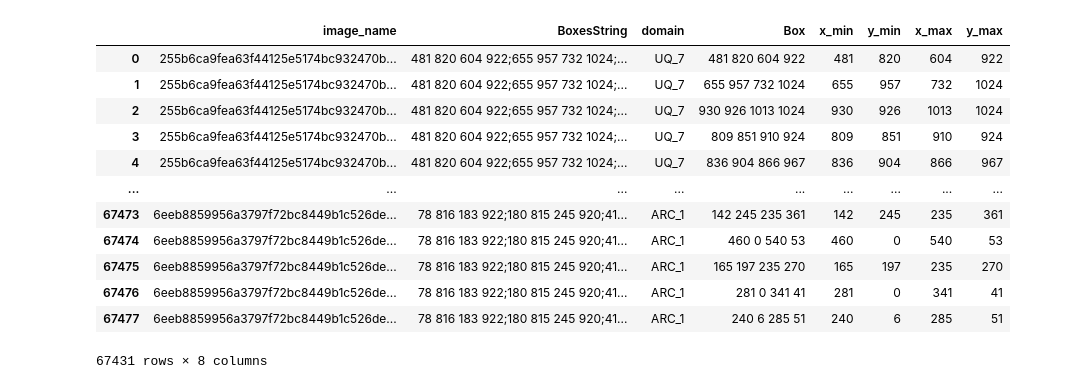
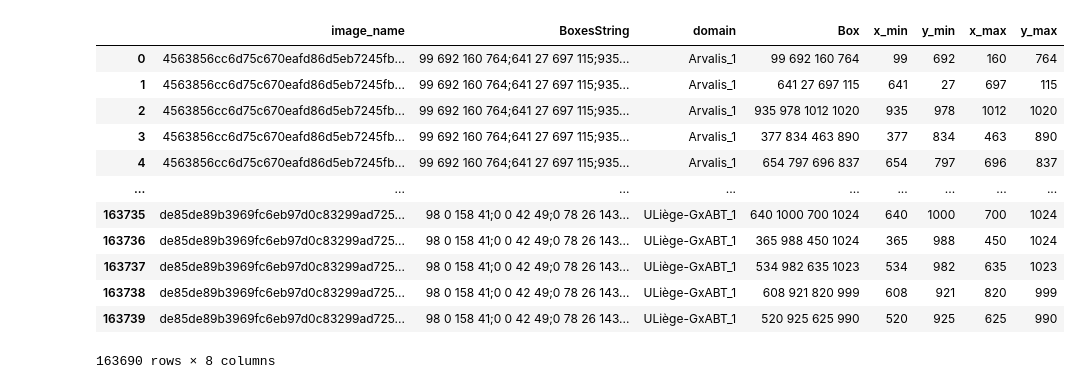
Before and after one commit to JakubSzukala/jszukala-masters-degree-proj, a Jupyter notebook: data/scripts/data_analysis.ipynb, the cells around one changed output. Cells and saved outputs as stored; diff of their text form; code cells hidden in the pictures.

```diff
--- a/data/scripts/data_analysis.ipynb
+++ b/data/scripts/data_analysis.ipynb
@@ -7,29 +4,34 @@ l.html(sample=40, size=500)
 # %%
+import os
 import pandas as pd
 import numpy as np
-bbox_df = pd.read_csv('gwhd_2021/competition_test.csv')
+
+# For this env variable to work, notebook **must** be run from environemnt where env variables were sourced
+DATASET_ROOT_DIR = os.environ['DATASET_ROOT_DIR']
+
+bbox_df = pd.read_csv(os.path.join(DATASET_ROOT_DIR, 'competition_train.csv'))
 
 bbox_df = bbox_df.assign(Box=bbox_df['BoxesString'].str.split(';')).explode('Box').reset_index(drop=True)
 bbox_df = bbox_df[bbox_df['Box'] != 'no_box']
 box_to_columns = bbox_df['Box'].str.split(' ')
 box_to_columns = list(zip(*box_to_columns))
 bbox_df['x_min'], bbox_df['y_min'], bbox_df['x_max'], bbox_df['y_max'] = box_to_columns
 bbox_df[['x_max', 'x_min', 'y_min', 'y_max']] = bbox_df[['x_max', 'x_min', 'y_min', 'y_max']].astype(int)
 bbox_df
 # %% [output]
 |  | image_name | BoxesString | domain | Box | x_min | y_min | x_max | y_max |
-| 0 | 255b6ca9fea63f44125e5174bc932470b... | 481 820 604 922;655 957 732 1024;... | UQ_7 | 481 820 604 922 | 481 | 820 | 604 | 922 |
-| 1 | 255b6ca9fea63f44125e5174bc932470b... | 481 820 604 922;655 957 732 1024;... | UQ_7 | 655 957 732 1024 | 655 | 957 | 732 | 1024 |
-| 2 | 255b6ca9fea63f44125e5174bc932470b... | 481 820 604 922;655 957 732 1024;... | UQ_7 | 930 926 1013 1024 | 930 | 926 | 1013 | 1024 |
-| 3 | 255b6ca9fea63f44125e5174bc932470b... | 481 820 604 922;655 957 732 1024;... | UQ_7 | 809 851 910 924 | 809 | 851 | 910 | 924 |
-| 4 | 255b6ca9fea63f44125e5174bc932470b... | 481 820 604 922;655 957 732 1024;... | UQ_7 | 836 904 866 967 | 836 | 904 | 866 | 967 |
+| 0 | 4563856cc6d75c670eafd86d5eb7245fb... | 99 692 160 764;641 27 697 115;935... | Arvalis_1 | 99 692 160 764 | 99 | 692 | 160 | 764 |
+| 1 | 4563856cc6d75c670eafd86d5eb7245fb... | 99 692 160 764;641 27 697 115;935... | Arvalis_1 | 641 27 697 115 | 641 | 27 | 697 | 115 |
+| 2 | 4563856cc6d75c670eafd86d5eb7245fb... | 99 692 160 764;641 27 697 115;935... | Arvalis_1 | 935 978 1012 1020 | 935 | 978 | 1012 | 1020 |
+| 3 | 4563856cc6d75c670eafd86d5eb7245fb... | 99 692 160 764;641 27 697 115;935... | Arvalis_1 | 377 834 463 890 | 377 | 834 | 463 | 890 |
+| 4 | 4563856cc6d75c670eafd86d5eb7245fb... | 99 692 160 764;641 27 697 115;935... | Arvalis_1 | 654 797 696 837 | 654 | 797 | 696 | 837 |
 | ... | ... | ... | ... | ... | ... | ... | ... | ... |
-| 67473 | 6eeb8859956a3797f72bc8449b1c526de... | 78 816 183 922;180 815 245 920;41... | ARC_1 | 142 245 235 361 | 142 | 245 | 235 | 361 |
-| 67474 | 6eeb8859956a3797f72bc8449b1c526de... | 78 816 183 922;180 815 245 920;41... | ARC_1 | 460 0 540 53 | 460 | 0 | 540 | 53 |
-| 67475 | 6eeb8859956a3797f72bc8449b1c526de... | 78 816 183 922;180 815 245 920;41... | ARC_1 | 165 197 235 270 | 165 | 197 | 235 | 270 |
-| 67476 | 6eeb8859956a3797f72bc8449b1c526de... | 78 816 183 922;180 815 245 920;41... | ARC_1 | 281 0 341 41 | 281 | 0 | 341 | 41 |
-| 67477 | 6eeb8859956a3797f72bc8449b1c526de... | 78 816 183 922;180 815 245 920;41... | ARC_1 | 240 6 285 51 | 240 | 6 | 285 | 51 |
+| 163735 | de85de89b3969fc6eb97d0c83299ad725... | 98 0 158 41;0 0 42 49;0 78 26 143... | ULiège-GxABT_1 | 640 1000 700 1024 | 640 | 1000 | 700 | 1024 |
+| 163736 | de85de89b3969fc6eb97d0c83299ad725... | 98 0 158 41;0 0 42 49;0 78 26 143... | ULiège-GxABT_1 | 365 988 450 1024 | 365 | 988 | 450 | 1024 |
+| 163737 | de85de89b3969fc6eb97d0c83299ad725... | 98 0 158 41;0 0 42 49;0 78 26 143... | ULiège-GxABT_1 | 534 982 635 1023 | 534 | 982 | 635 | 1023 |
+| 163738 | de85de89b3969fc6eb97d0c83299ad725... | 98 0 158 41;0 0 42 49;0 78 26 143... | ULiège-GxABT_1 | 608 921 820 999 | 608 | 921 | 820 | 999 |
+| 163739 | de85de89b3969fc6eb97d0c83299ad725... | 98 0 158 41;0 0 42 49;0 78 26 143... | ULiège-GxABT_1 | 520 925 625 990 | 520 | 925 | 625 | 990 |
-67431 rows × 8 columns
+163690 rows × 8 columns
 # %%
 bbox_df['Width'] = bbox_df['x_max'] - bbox_df['x_min']
 bbox_df['Height'] = bbox_df['y_max'] - bbox_df['y_min']
```
Also changed, not shown: parts of 6 cells of this notebook.
